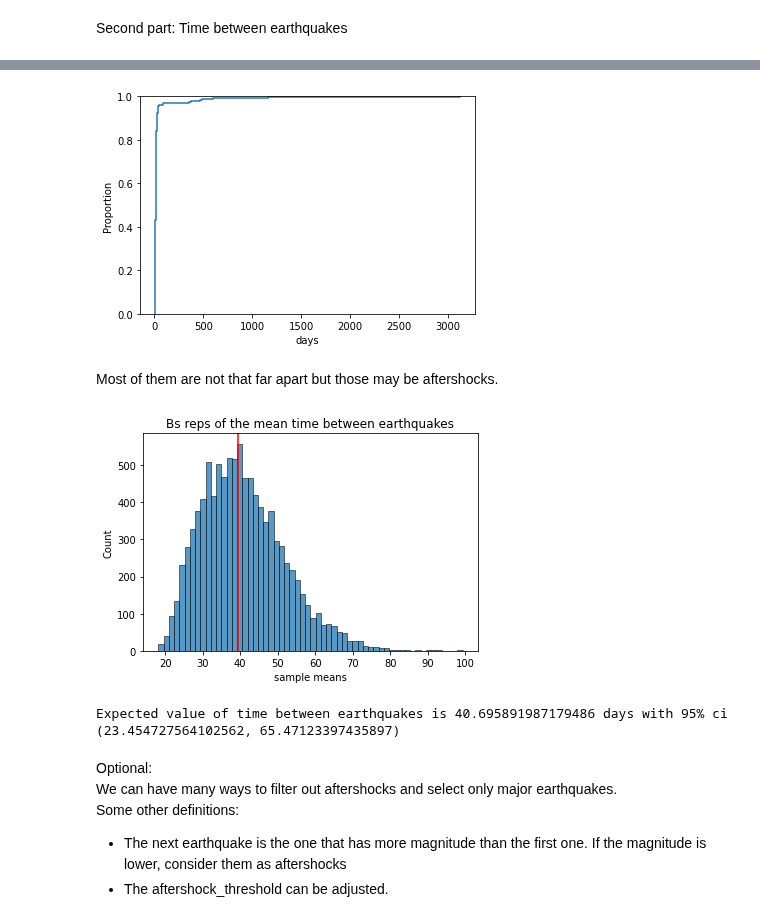
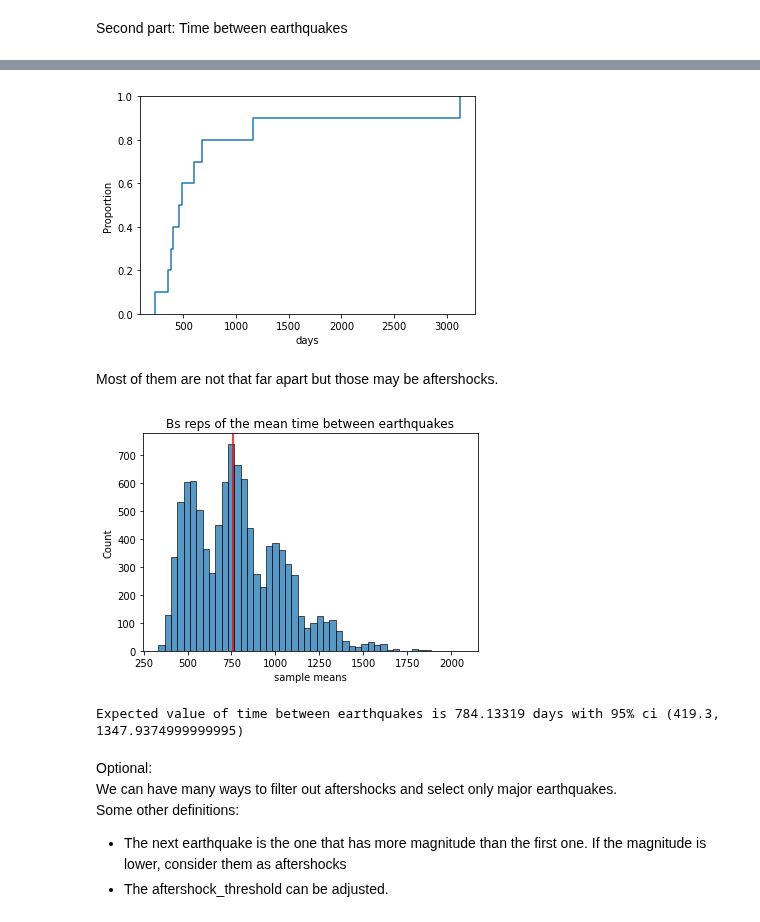
Before and after one commit to tawiwut-cha/datacamp_projects, a Jupyter notebook: earthquakes/parkfield_tc.ipynb, the cells around one changed output, grey strips where cells are left out. Saved outputs shown, nothing was run; the diff lists cells and outputs as text; code cells hidden in the pictures.

```diff
--- a/earthquakes/parkfield_tc.ipynb
+++ b/earthquakes/parkfield_tc.ipynb
@@ -106,7 +106,7 @@ df = df.sort_values(by='time', ascending=True)
 # calculate time diff between consecutive earthquakes
 time_between_eqs = df.time.diff().dropna() # or กรรมกร (df.time - df.time.shift(1))[1:]
 # filter our aftershocks
-aftershock_threshold = pd.Timedelta(days=10)
+aftershock_threshold = pd.Timedelta(days=100)
 time_between_eqs = time_between_eqs[time_between_eqs >= aftershock_threshold]
 # describe
 display(time_between_eqs.describe())
@@ -125,6 +125,6 @@ min          10 days 00:55:12.370000
 max        3122 days 03:52:40.900000
 Name: time, dtype: object
-[figure, old version]
+[figure, new version]
 # %% [markdown]
 Most of them are not that far apart but those may be aftershocks.
 # %%
@@ -146,8 +146,8 @@ plt.show()
 # print out results
 print('Expected value of time between earthquakes is {} days with 95% ci {}'.format(bs_reps_mean, bs_reps_ci))
 # %% [output]
-[figure, old version]
+[figure, new version]
-Expected value of time between earthquakes is 40.695891987179486 days with 95% ci (23.454727564102562, 65.47123397435897)
+Expected value of time between earthquakes is 784.13319 days with 95% ci (419.3, 1347.9374999999995)
 # %% [markdown]
 Optional:<br>
 We can have many ways to filter out aftershocks and select only major earthquakes.<br>
```
Also changed, not shown: parts of 8 cells of this notebook.
